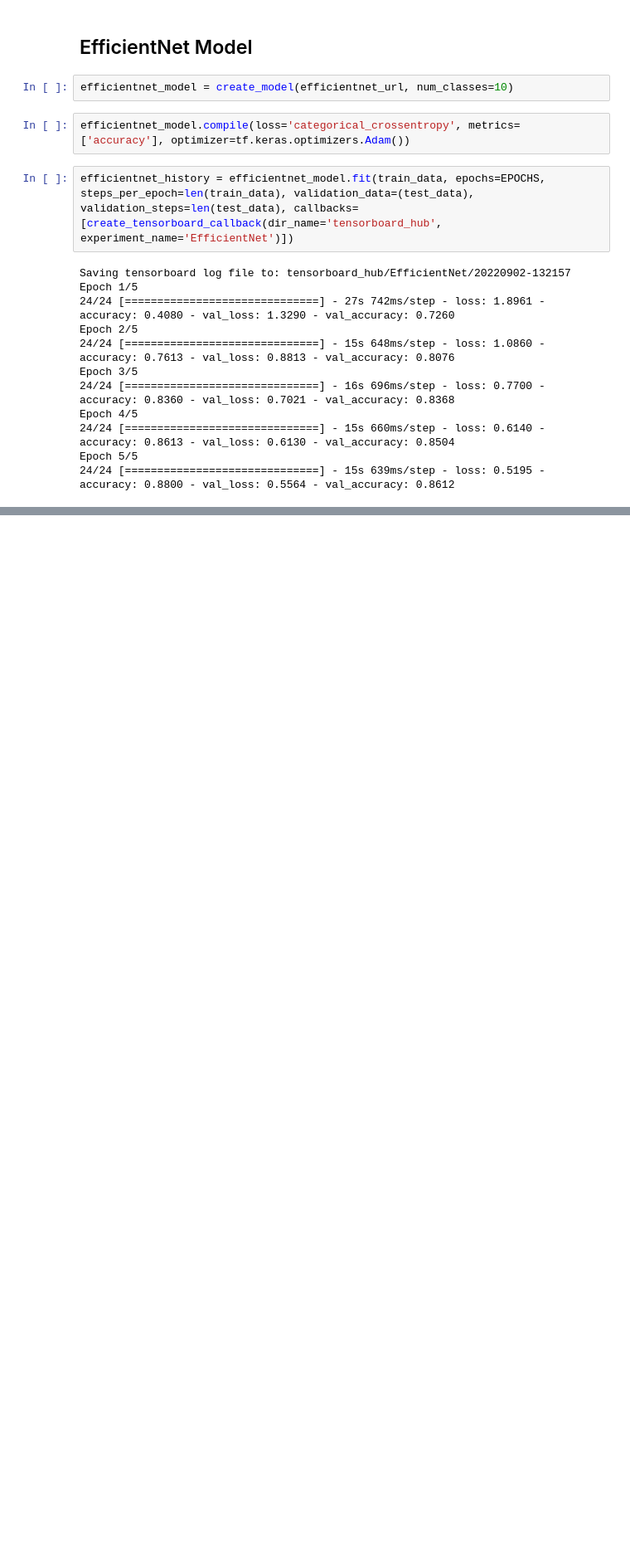
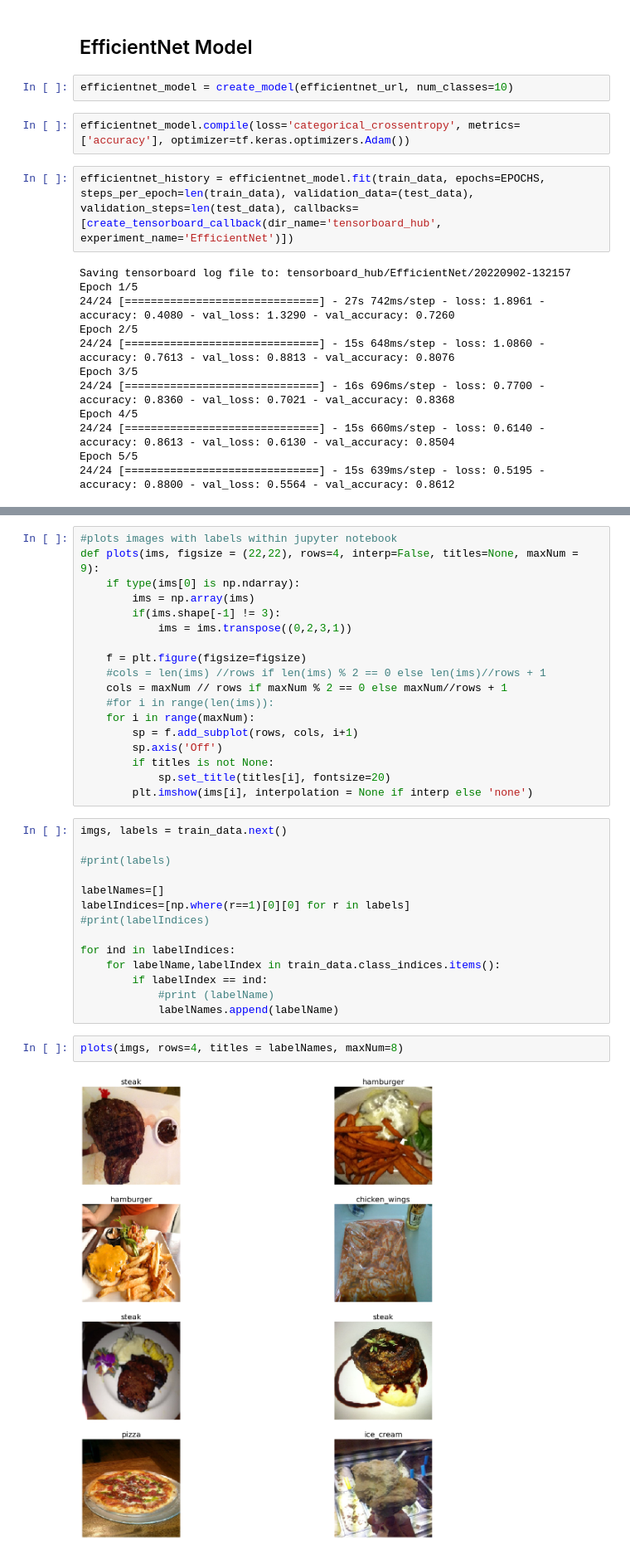
Before and after one commit to leogalbu/Colab_Notebook, a Jupyter notebook: Transfer_Learning_Feature_Extraction.ipynb, the cells around one changed output, grey strips where cells are left out. Shown at 83% size. Drawn from its saved outputs; the diff is of its cells as text; blank space fills up the shorter version.

```diff
--- a/Transfer_Learning_Feature_Extraction.ipynb
+++ b/Transfer_Learning_Feature_Extraction.ipynb
@@ -197,0 +204,36 @@ Epoch 5/5
+# %%
+#plots images with labels within jupyter notebook
+def plots(ims, figsize = (22,22), rows=4, interp=False, titles=None, maxNum = 9):
+    if type(ims[0] is np.ndarray):
+        ims = np.array(ims)
+        if(ims.shape[-1] != 3):
+            ims = ims.transpose((0,2,3,1))
+
+    f = plt.figure(figsize=figsize)
+    #cols = len(ims) //rows if len(ims) % 2 == 0 else len(ims)//rows + 1
+    cols = maxNum // rows if maxNum % 2 == 0 else maxNum//rows + 1
+    #for i in range(len(ims)):
+    for i in range(maxNum):
+        sp = f.add_subplot(rows, cols, i+1)
+        sp.axis('Off')
+        if titles is not None:
+            sp.set_title(titles[i], fontsize=20)
+        plt.imshow(ims[i], interpolation = None if interp else 'none')
+# %%
+imgs, labels = train_data.next()
+
+#print(labels)
+
+labelNames=[]
+labelIndices=[np.where(r==1)[0][0] for r in labels]
+#print(labelIndices)
+
+for ind in labelIndices:
+    for labelName,labelIndex in train_data.class_indices.items():
+        if labelIndex == ind:
+            #print (labelName)
+            labelNames.append(labelName)
+# %%
+plots(imgs, rows=4, titles = labelNames, maxNum=8)
+# %% [output]
+[figure, added]
```
Also changed, not shown: parts of 3 cells of this notebook.
